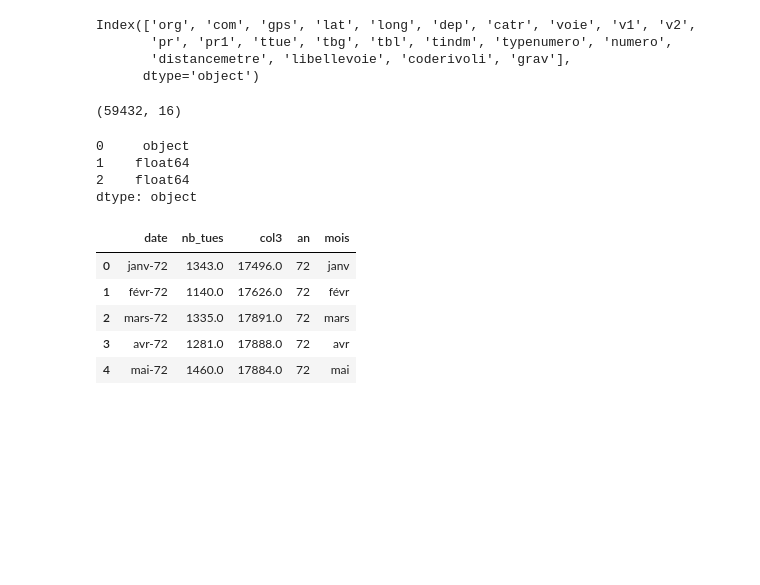
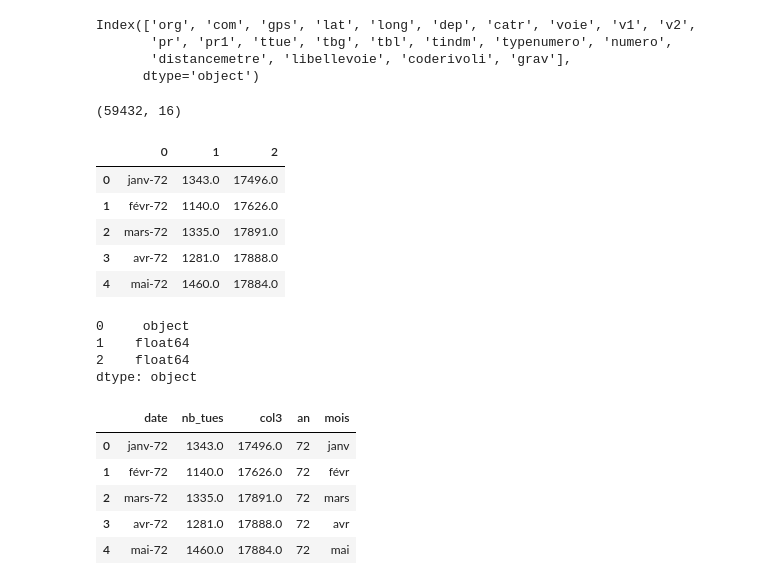
Before and after one commit to clymab/clymab.github.io, a Jupyter notebook: dataviz.ipynb, the cells around one changed output. Saved outputs shown, nothing was run; the diff lists cells and outputs as text; code cells hidden in the pictures; blank space fills up the shorter version.

```diff
--- a/dataviz.ipynb
+++ b/dataviz.ipynb
@@ -117,3 +121,14 @@ nbTues19722016 = pd.read_csv("nb_tues_1972_2016.csv", sep = ";", header = None)
+# %%
+nbTues19722016_2 = pd.read_csv("nb_tues_1972_2016_2.csv", sep = ",", header = None)
+# %%
+nbTues19722016_2.head()
+# %% [output]
+|  | 0 | 1 | 2 |
+| 0 | janv-72 | 1343.0 | 17496.0 |
+| 1 | févr-72 | 1140.0 | 17626.0 |
+| 2 | mars-72 | 1335.0 | 17891.0 |
+| 3 | avr-72 | 1281.0 | 17888.0 |
+| 4 | mai-72 | 1460.0 | 17884.0 |
 # %%
 nbTues19722016.dtypes
 # %% [output]
```
Also changed, not shown: parts of 26 cells of this notebook.
